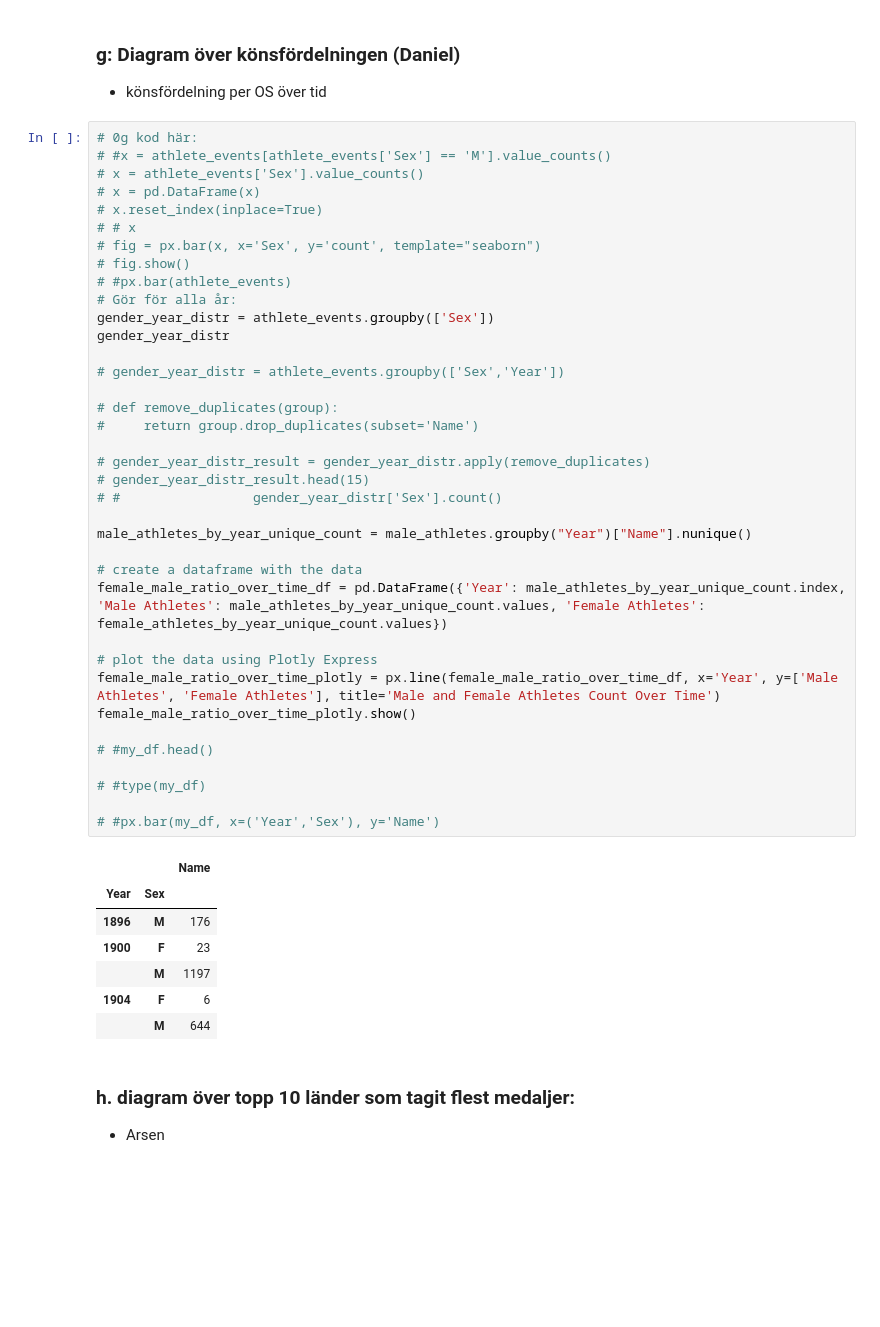
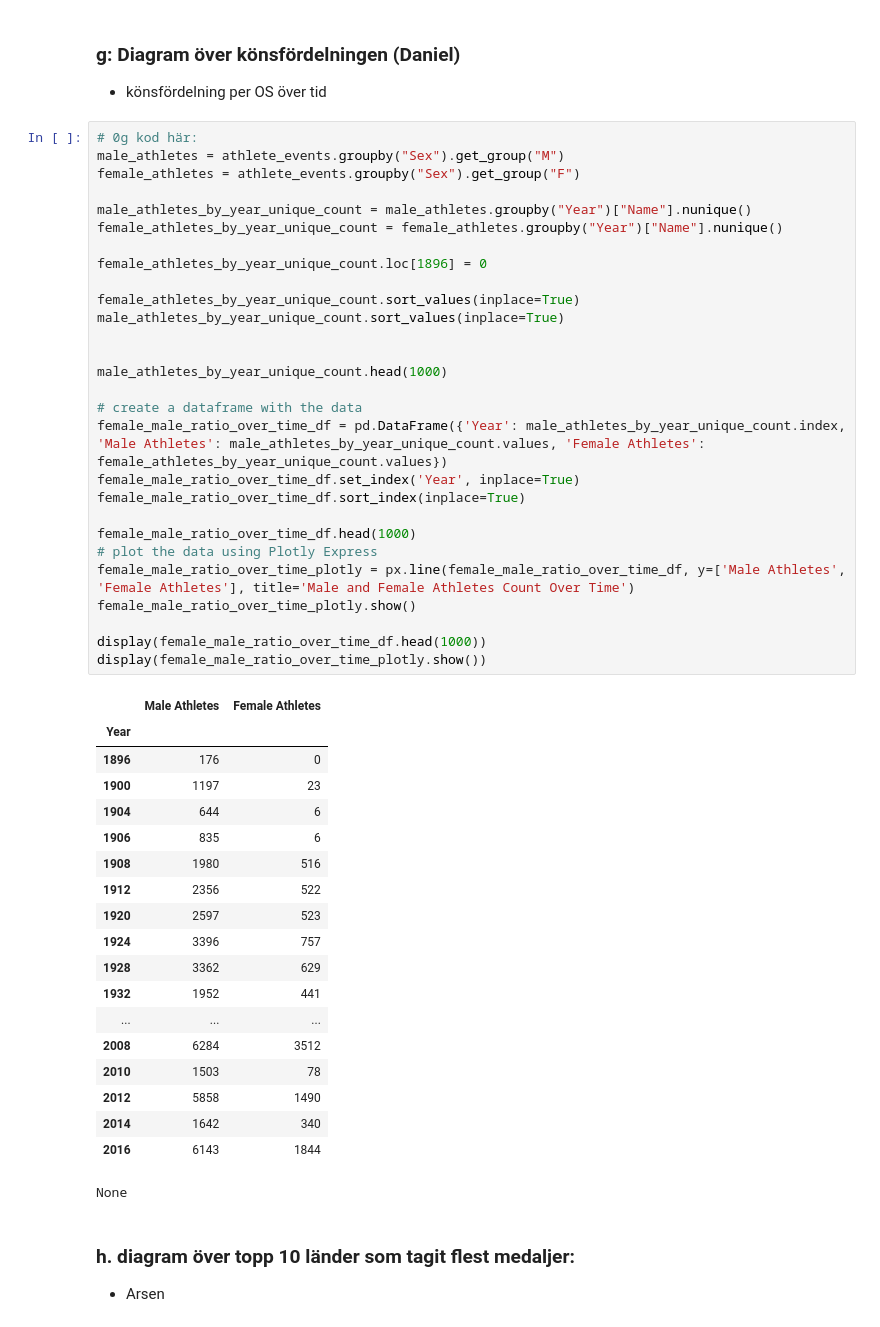
Before and after one commit to dancla240/Databehandling_Frankrike, a Jupyter notebook: Uppgift_0.ipynb, the cells around one changed output. Drawn from its saved outputs; the diff is of its cells as text; blank space fills up the shorter version.

```diff
--- a/Uppgift_0.ipynb
+++ b/Uppgift_0.ipynb
@@ -195,49 +195,52 @@ memory usage: 228.3+ KB
 - könsfördelning per OS över tid
 # %%
 # 0g kod här:
-# #x = athlete_events[athlete_events['Sex'] == 'M'].value_counts()
-# x = athlete_events['Sex'].value_counts()
-# x = pd.DataFrame(x)
-# x.reset_index(inplace=True)
-# # x
-# fig = px.bar(x, x='Sex', y='count', template="seaborn")
-# fig.show()
-# #px.bar(athlete_events)
-# Gör för alla år:
-gender_year_distr = athlete_events.groupby(['Sex'])
-gender_year_distr
-
-# gender_year_distr = athlete_events.groupby(['Sex','Year'])
-
-# def remove_duplicates(group):
-#     return group.drop_duplicates(subset='Name')
-
-# gender_year_distr_result = gender_year_distr.apply(remove_duplicates)
-# gender_year_distr_result.head(15)
-# #                 gender_year_distr['Sex'].count()
+male_athletes = athlete_events.groupby("Sex").get_group("M")
+female_athletes = athlete_events.groupby("Sex").get_group("F")
 
 male_athletes_by_year_unique_count = male_athletes.groupby("Year")["Name"].nunique()
+female_athletes_by_year_unique_count = female_athletes.groupby("Year")["Name"].nunique()
+
+female_athletes_by_year_unique_count.loc[1896] = 0
+
+female_athletes_by_year_unique_count.sort_values(inplace=True)
+male_athletes_by_year_unique_count.sort_values(inplace=True)
+
+
+male_athletes_by_year_unique_count.head(1000)
 
 # create a dataframe with the data
 female_male_ratio_over_time_df = pd.DataFrame({'Year': male_athletes_by_year_unique_count.index, 'Male Athletes': male_athletes_by_year_unique_count.values, 'Female Athletes': female_athletes_by_year_unique_count.values})
+female_male_ratio_over_time_df.set_index('Year', inplace=True)
+female_male_ratio_over_time_df.sort_index(inplace=True)
 
+female_male_ratio_over_time_df.head(1000)
 # plot the data using Plotly Express
-female_male_ratio_over_time_plotly = px.line(female_male_ratio_over_time_df, x='Year', y=['Male Athletes', 'Female Athletes'], title='Male and Female Athletes Count Over Time')
+female_male_ratio_over_time_plotly = px.line(female_male_ratio_over_time_df, y=['Male Athletes', 'Female Athletes'], title='Male and Female Athletes Count Over Time')
 female_male_ratio_over_time_plotly.show()
 
-# #my_df.head()
-
-# #type(my_df)
-
-# #px.bar(my_df, x=('Year','Sex'), y='Name')
+display(female_male_ratio_over_time_df.head(1000))
+display(female_male_ratio_over_time_plotly.show())
 # %% [output]
-|  |  | Name |
-| Year | Sex |  |
-| 1896 | M | 176 |
-| 1900 | F | 23 |
-|  | M | 1197 |
-| 1904 | F | 6 |
-|  | M | 644 |
+|  | Male Athletes | Female Athletes |
+| Year |  |  |
+| 1896 | 176 | 0 |
+| 1900 | 1197 | 23 |
+| 1904 | 644 | 6 |
+| 1906 | 835 | 6 |
+| 1908 | 1980 | 516 |
+| 1912 | 2356 | 522 |
+| 1920 | 2597 | 523 |
+| 1924 | 3396 | 757 |
+| 1928 | 3362 | 629 |
+| 1932 | 1952 | 441 |
+| ... | ... | ... |
+| 2008 | 6284 | 3512 |
+| 2010 | 1503 | 78 |
+| 2012 | 5858 | 1490 |
+| 2014 | 1642 | 340 |
+| 2016 | 6143 | 1844 |
+None
 # %% [markdown]
 ###  h. diagram över topp 10 länder som tagit flest medaljer:
 - Arsen
```
